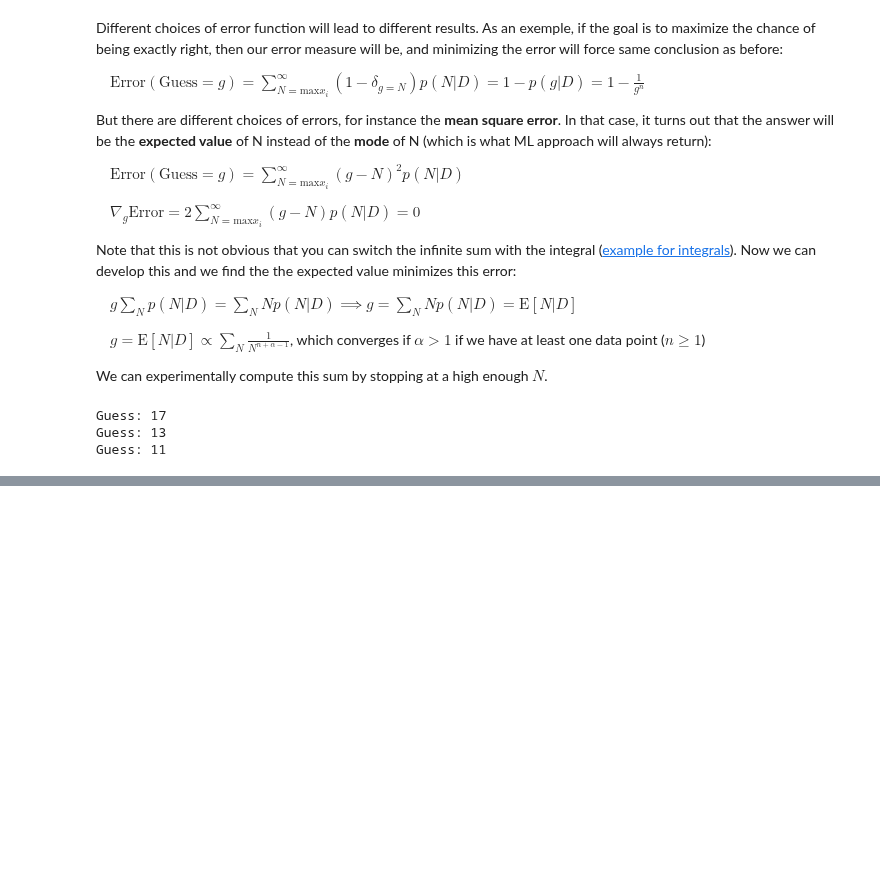
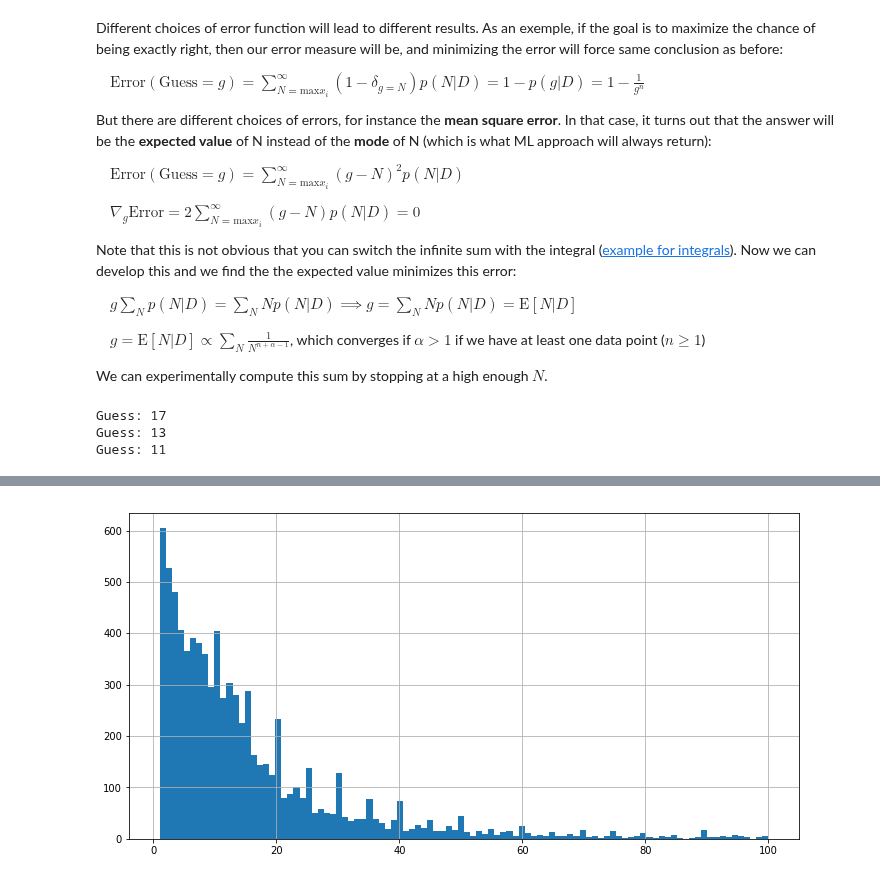
Before and after one commit to QuentinDuval/PythonExperiments, a Jupyter notebook: ml/0_basic_inference.ipynb, the cells around one changed output, grey strips where cells are left out. Saved outputs shown, nothing was run; the diff lists cells and outputs as text; code cells hidden in the pictures; blank space fills up the shorter version.

```diff
--- a/ml/0_basic_inference.ipynb
+++ b/ml/0_basic_inference.ipynb
@@ -496,0 +526,22 @@ Guess: 11
+# %%
+import pandas as pd
+
+def clean_price(s):
+    if isinstance(s, str):
+        s = s[1:]
+        try:
+            s = s.split(' ')[0]
+            return float(s)
+        except ValueError as e:
+            return np.nan
+    else:
+        return s
+
+df = pd.read_csv('dataset/toy_price_samples.csv')
+prices = df['price'].map(clean_price)
+prices = prices[prices <= 100][prices >= 1]
+plt.figure(figsize=(12,6))
+prices.hist(bins=100)
+plt.show()
+# %% [output]
+[figure, added]
```
Also changed, not shown: parts of 13 cells of this notebook.
